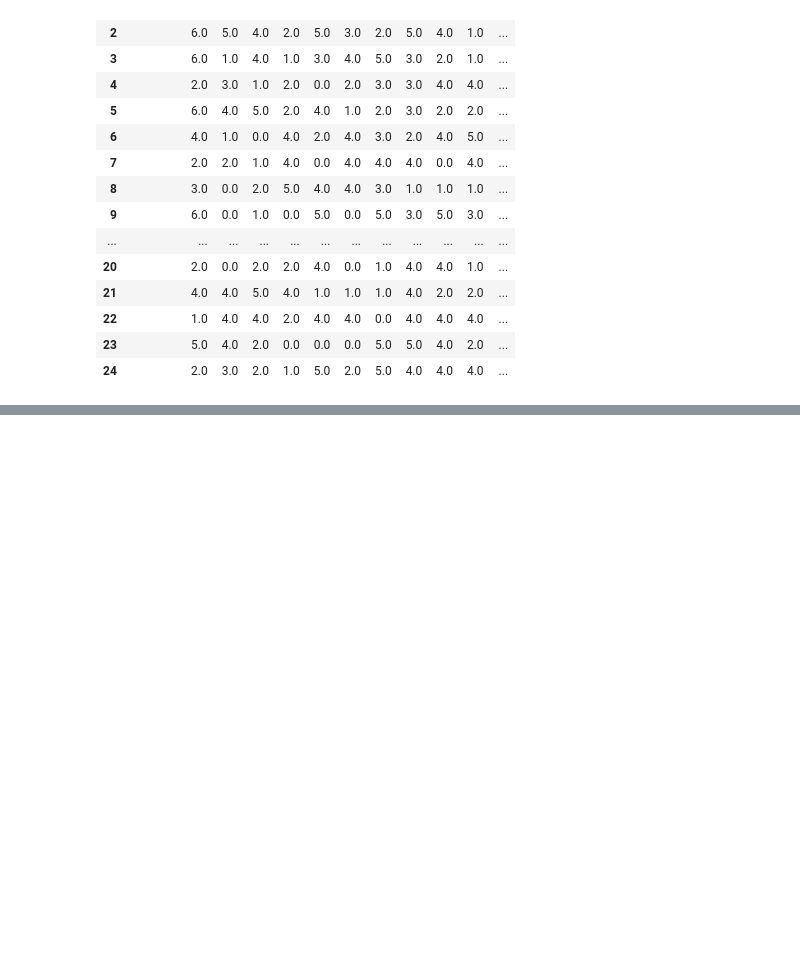
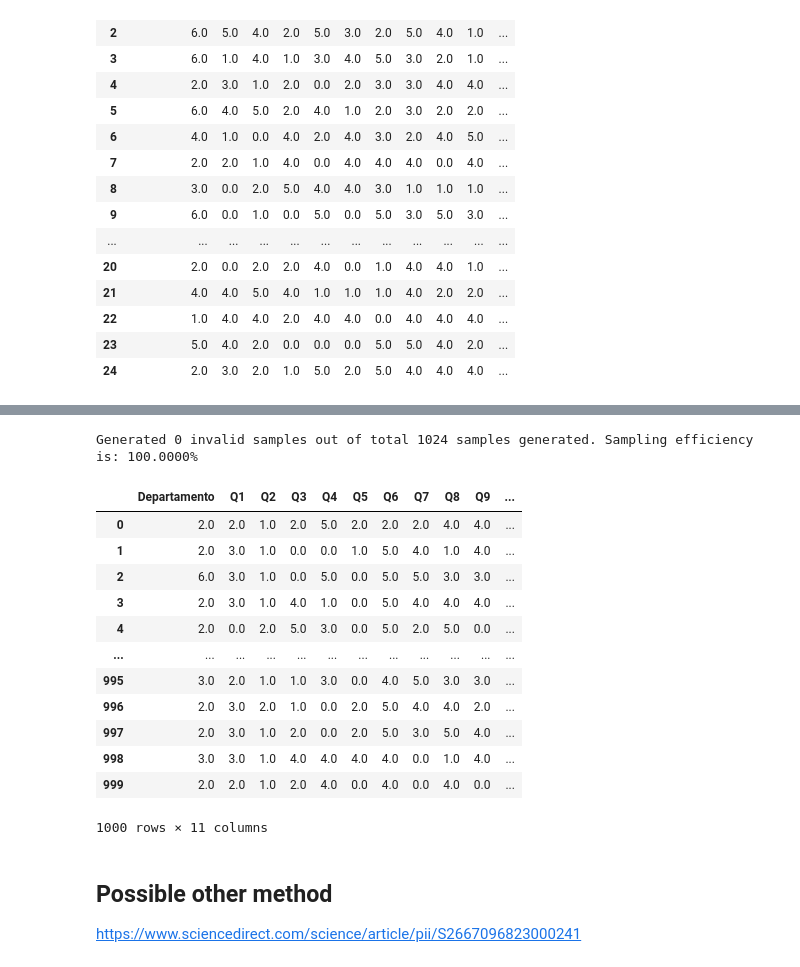
Before and after one commit to ribeiropvb/tri_project, a Jupyter notebook: Data Aumentation Models/data_generator.ipynb, the cells around one changed output, grey strips where cells are left out. Drawn from its saved outputs; the diff is of its cells as text; code cells hidden in the pictures; blank space fills up the shorter version.

```diff
--- a/Data Aumentation Models/data_generator.ipynb
+++ b/Data Aumentation Models/data_generator.ipynb
@@ -109,0 +153,19 @@ new_data.to_csv('C:/Users/pedro.ribeiro/Desktop/Pedro/MOVE/tcc/tri_project/Data/
+# %%
+# Citation:
+# https://arxiv.org/abs/2302.02041
+
+save_model_folder = "C:/Users/pedro.ribeiro/Desktop/Pedro/MOVE/tcc/tri_project_model/rtf_model/"
+# Non-relational or parent table.
+rtf_model = REaLTabFormer(model_type="tabular", gradient_accumulation_steps=4)
+
+# Fit the model on the dataset.
+# Additional parameters can be
+# passed to the `.fit` method.
+rtf_model.fit(df)
+
+# Save the model to the current directory.
+# A new directory `rtf_model/` will be created.
+# In it, a directory with the model's
+# experiment id `idXXXX` will also be created
+# where the artefacts of the model will be stored.
+rtf_model.save(save_model_folder)
@@ -109,0 +214,26 @@ new_data.to_csv('C:/Users/pedro.ribeiro/Desktop/Pedro/MOVE/tcc/tri_project/Data/
+# %%
+# Generate synthetic data with the same
+# number of observations as the real dataset.
+samples = rtf_model.sample(n_samples=1000)
+
+# Load the saved model. The directory to the
+# experiment must be provided.
+# rtf_model2 = REaLTabFormer.load_from_dir(path=root_path+"model/rtf_model/"+most_recent_subfolder)
+# %% [output]
+Generated 0 invalid samples out of total 1024 samples generated. Sampling efficiency is: 100.0000%
+# %%
+samples
+# %% [output]
+|  | Departamento | Q1 | Q2 | Q3 | Q4 | Q5 | Q6 | Q7 | Q8 | Q9 | ... |
+| 0 | 2.0 | 2.0 | 1.0 | 2.0 | 5.0 | 2.0 | 2.0 | 2.0 | 4.0 | 4.0 | ... |
+| 1 | 2.0 | 3.0 | 1.0 | 0.0 | 0.0 | 1.0 | 5.0 | 4.0 | 1.0 | 4.0 | ... |
+| 2 | 6.0 | 3.0 | 1.0 | 0.0 | 5.0 | 0.0 | 5.0 | 5.0 | 3.0 | 3.0 | ... |
+| 3 | 2.0 | 3.0 | 1.0 | 4.0 | 1.0 | 0.0 | 5.0 | 4.0 | 4.0 | 4.0 | ... |
+| 4 | 2.0 | 0.0 | 2.0 | 5.0 | 3.0 | 0.0 | 5.0 | 2.0 | 5.0 | 0.0 | ... |
+| ... | ... | ... | ... | ... | ... | ... | ... | ... | ... | ... | ... |
+| 995 | 3.0 | 2.0 | 1.0 | 1.0 | 3.0 | 0.0 | 4.0 | 5.0 | 3.0 | 3.0 | ... |
+| 996 | 2.0 | 3.0 | 2.0 | 1.0 | 0.0 | 2.0 | 5.0 | 4.0 | 4.0 | 2.0 | ... |
+| 997 | 2.0 | 3.0 | 1.0 | 2.0 | 0.0 | 2.0 | 5.0 | 3.0 | 5.0 | 4.0 | ... |
+| 998 | 3.0 | 3.0 | 1.0 | 4.0 | 4.0 | 4.0 | 4.0 | 0.0 | 1.0 | 4.0 | ... |
+| 999 | 2.0 | 2.0 | 1.0 | 2.0 | 4.0 | 0.0 | 4.0 | 0.0 | 4.0 | 0.0 | ... |
+1000 rows × 11 columns
@@ -109,0 +242,4 @@ new_data.to_csv('C:/Users/pedro.ribeiro/Desktop/Pedro/MOVE/tcc/tri_project/Data/
+# %% [markdown]
+## Possible other method
+
+https://www.sciencedirect.com/science/article/pii/S2667096823000241
```
Also changed, not shown: parts of 13 cells of this notebook, 4 other files.
